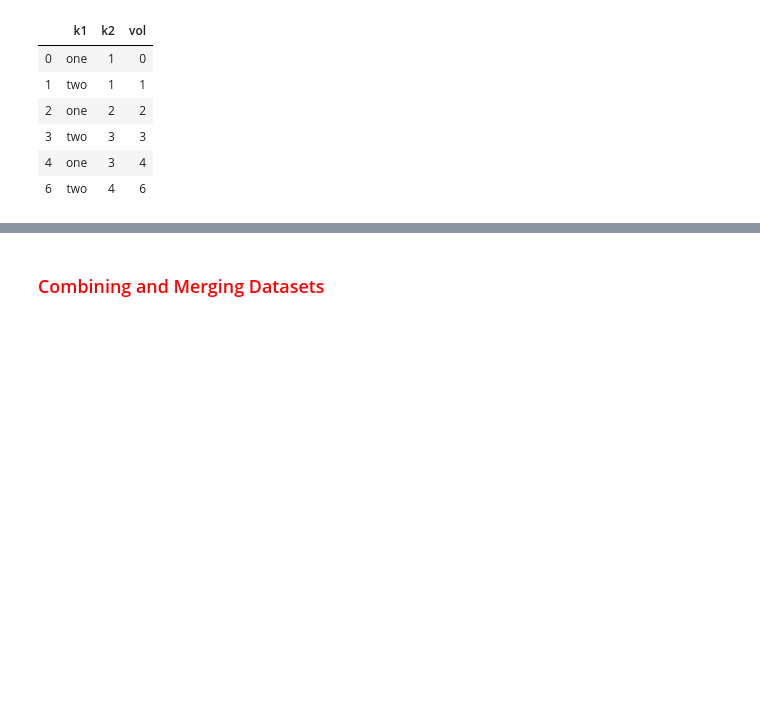
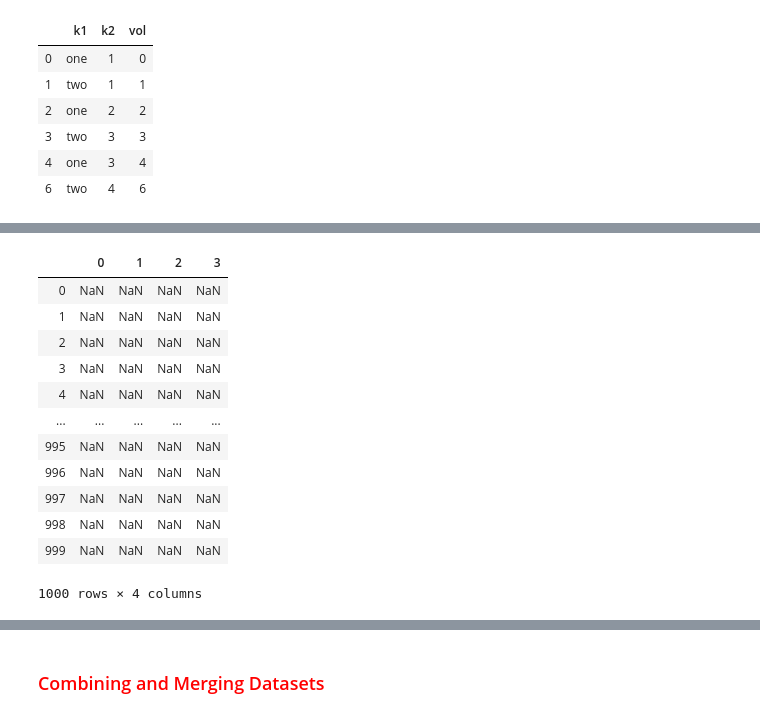
Before and after one commit to 1zulkifel/Data_science, a Jupyter notebook: Pandas_p.ipynb, the cells around one changed output, grey strips where cells are left out. Saved outputs shown, nothing was run; the diff lists cells and outputs as text; code cells hidden in the pictures; blank space fills up the shorter version.

```diff
--- a/Pandas_p.ipynb
+++ b/Pandas_p.ipynb
@@ -948,0 +1222,3 @@ data.drop_duplicates(['k1', 'k2'], keep='last')
+# %%
+data = pd.DataFrame(np.random.randn(1000, 4))
+data.describe()
@@ -948,0 +1246,4 @@ data.drop_duplicates(['k1', 'k2'], keep='last')
+# %%
+#Values can be set based on these criteria. Here is code to cap values outside the inter‐val –3 to 3:
+data[(np.abs(data)>3)]=np.sign(data)*3
+data.describe()
@@ -948,0 +1260,16 @@ data.drop_duplicates(['k1', 'k2'], keep='last')
+# %%
+data[(np.abs(data)>3)]
+# %% [output]
+|  | 0 | 1 | 2 | 3 |
+| 0 | NaN | NaN | NaN | NaN |
+| 1 | NaN | NaN | NaN | NaN |
+| 2 | NaN | NaN | NaN | NaN |
+| 3 | NaN | NaN | NaN | NaN |
+| 4 | NaN | NaN | NaN | NaN |
+| ... | ... | ... | ... | ... |
+| 995 | NaN | NaN | NaN | NaN |
+| 996 | NaN | NaN | NaN | NaN |
+| 997 | NaN | NaN | NaN | NaN |
+| 998 | NaN | NaN | NaN | NaN |
+| 999 | NaN | NaN | NaN | NaN |
+1000 rows × 4 columns
```
Also changed, not shown: parts of 60 cells of this notebook, 6 other files.
